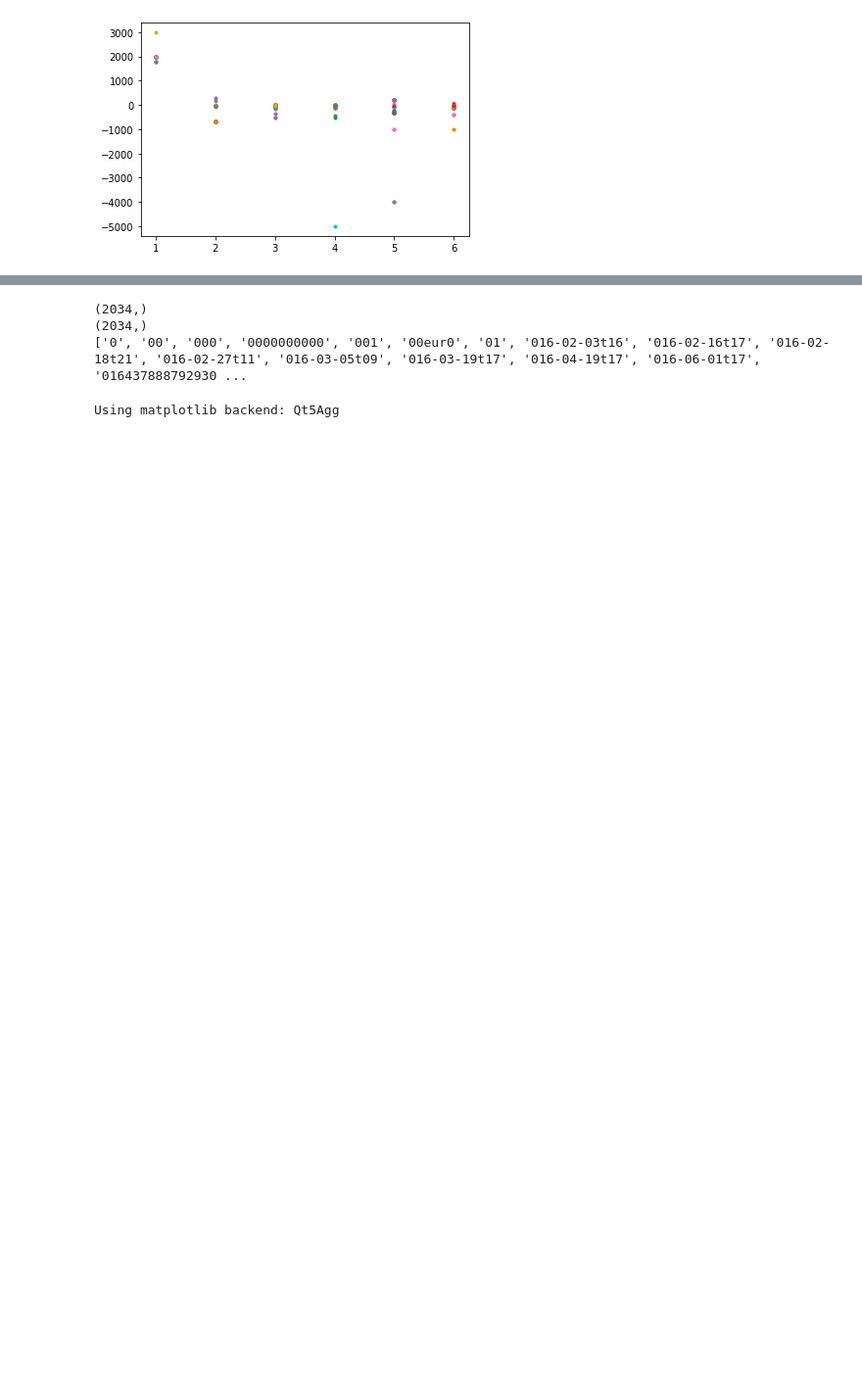
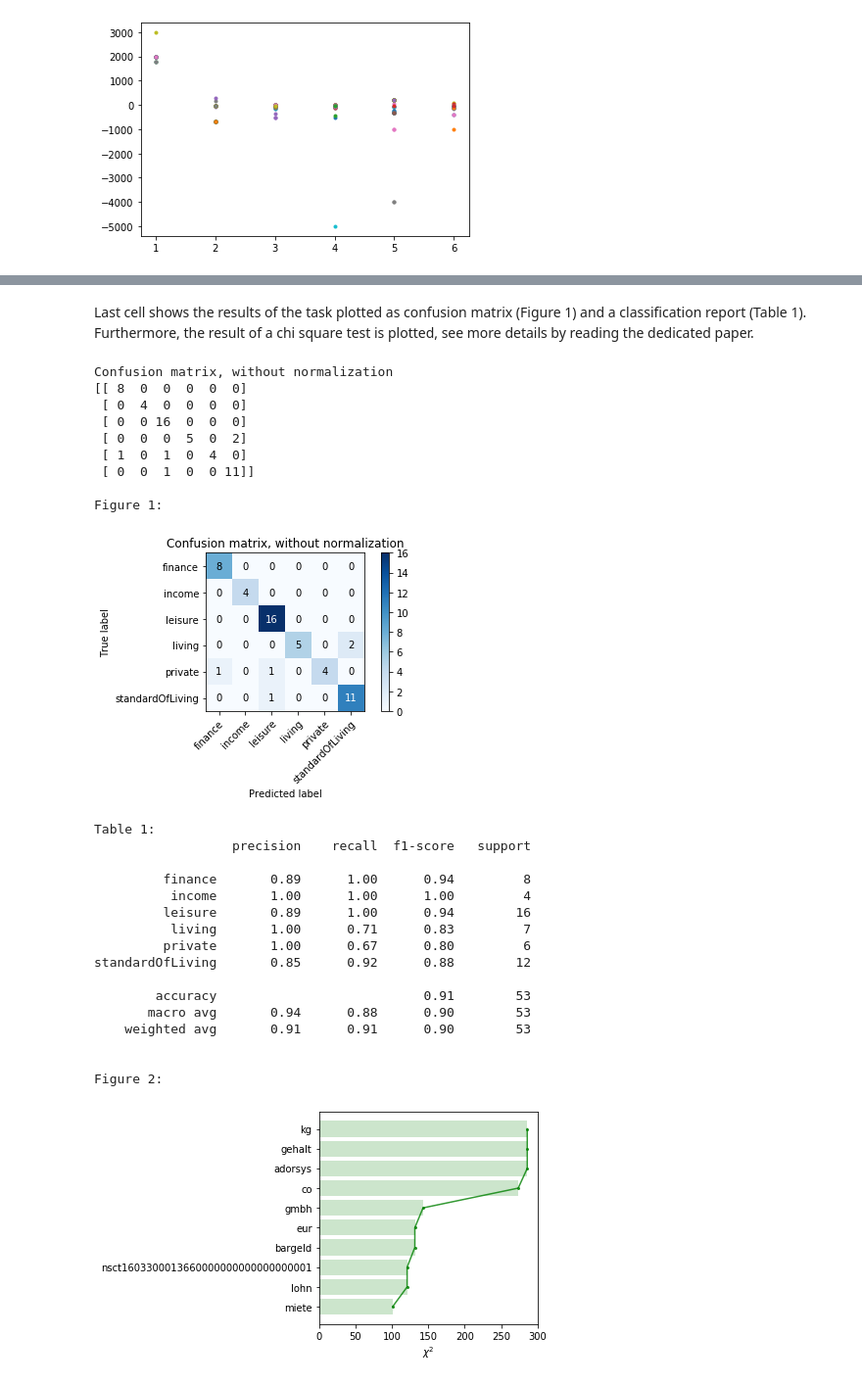
Before and after one commit to JannisWolf/transaction_classifier, a Jupyter notebook: transaction_classification.ipynb, the cells around one changed output, grey strips where cells are left out. Shown at 98% size. Cells and saved outputs as stored; diff of their text form; code cells hidden in the pictures; blank space fills up the shorter version.

```diff
--- a/transaction_classification.ipynb
+++ b/transaction_classification.ipynb
@@ -320,27 +126,64 @@ X = vectorizer.fit_transform(posts.data)
-# %%
-from sklearn.feature_selection import chi2
-# compute chi2 for each feature
-print(np.shape(posts.data))
-print(np.shape(posts.target))
-print(count.get_feature_names())
-chi2score = chi2(bag,Y_train)[0]
-# %% [output]
-(2034,)
-(2034,)
-['0', '00', '000', '0000000000', '001', '00eur0', '01', '016-02-03t16', '016-02-16t17', '016-02-18t21', '016-02-27t11', '016-03-05t09', '016-03-19t17', '016-04-19t17', '016-06-01t17', '016437888792930 ...
+# %% [markdown]
+Last cell shows the results of the task plotted as confusion matrix (Figure 1) and a classification report (Table 1). Furthermore, the result of a chi square test is plotted, see more details by reading the dedicated paper.
 # %%
-from pylab import barh,plot,yticks,show,grid,xlabel,figure
-%matplotlib
-figure(figsize=(6,6))
+class_names = ['finance', 'income', 'leisure', 'living', 'private', 'standardOfLiving']
+
+np.set_printoptions(precision=2)
+
+# Plot non-normalized confusion matrix
+plot_confusion_matrix(Y_test, predicted, classes=class_names,
+                      title='Confusion matrix, without normalization')
+
+print('\nFigure 1:')
+plt.show()
+
+print('\nTable 1:')
+
+# print classification report with f1 score
+print(classification_report(Y_test, predicted, target_names=class_names))
+
+print('\nFigure 2:')
+
+# compute chi2 for each feature
+chi2score = chi2(bag,Y_train)[0]
+
+# plot 10 best chi2 scores
+figure(figsize=(4,4))
 wscores = zip(count.get_feature_names(),chi2score)
 wchi2 = sorted(wscores,key=lambda x:x[1])
-topchi2 = list(zip(*wchi2[-50:]))
+topchi2 = list(zip(*wchi2[-10:]))
 x = range(len(topchi2[1]))
 labels = topchi2[0]
 barh(x,topchi2[1],align='center',alpha=.2,color='g')
 plot(topchi2[1],x,'-o',markersize=2,alpha=.8,color='g')
 yticks(x,labels)
 xlabel('$\chi^2$')
 show()
 # %% [output]
-Using matplotlib backend: Qt5Agg
+Confusion matrix, without normalization
+[[ 8  0  0  0  0  0]
+ [ 0  4  0  0  0  0]
+ [ 0  0 16  0  0  0]
+ [ 0  0  0  5  0  2]
+ [ 1  0  1  0  4  0]
+ [ 0  0  1  0  0 11]]
+
+Figure 1:
+[figure, added]
+Table 1:
+                  precision    recall  f1-score   support
+
+         finance       0.89      1.00      0.94         8
+          income       1.00      1.00      1.00         4
+         leisure       0.89      1.00      0.94        16
+          living       1.00      0.71      0.83         7
+         private       1.00      0.67      0.80         6
+standardOfLiving       0.85      0.92      0.88        12
+
+        accuracy                           0.91        53
+       macro avg       0.94      0.88      0.90        53
+    weighted avg       0.91      0.91      0.90        53
+
+
+Figure 2:
+[figure, added]
```
Also changed, not shown: parts of 23 cells of this notebook.
